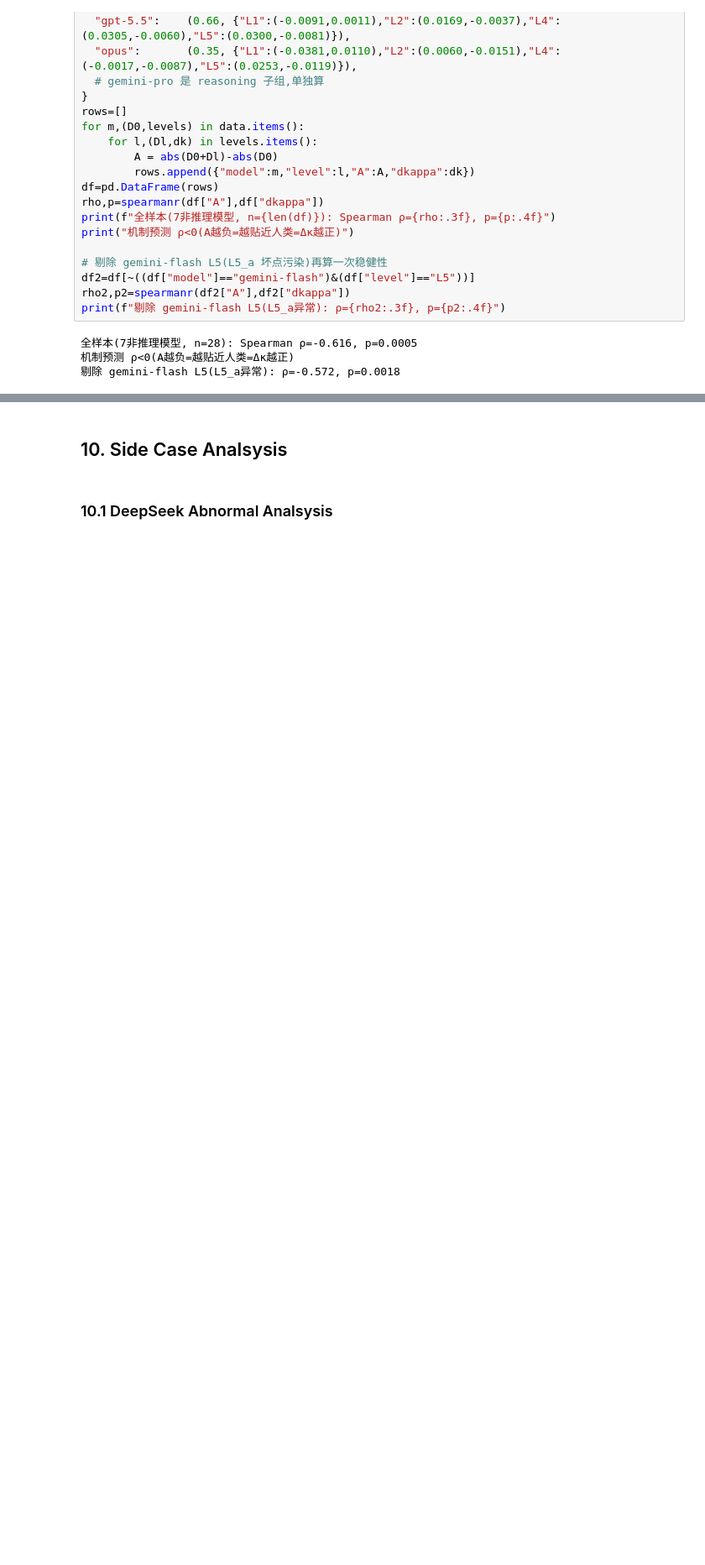
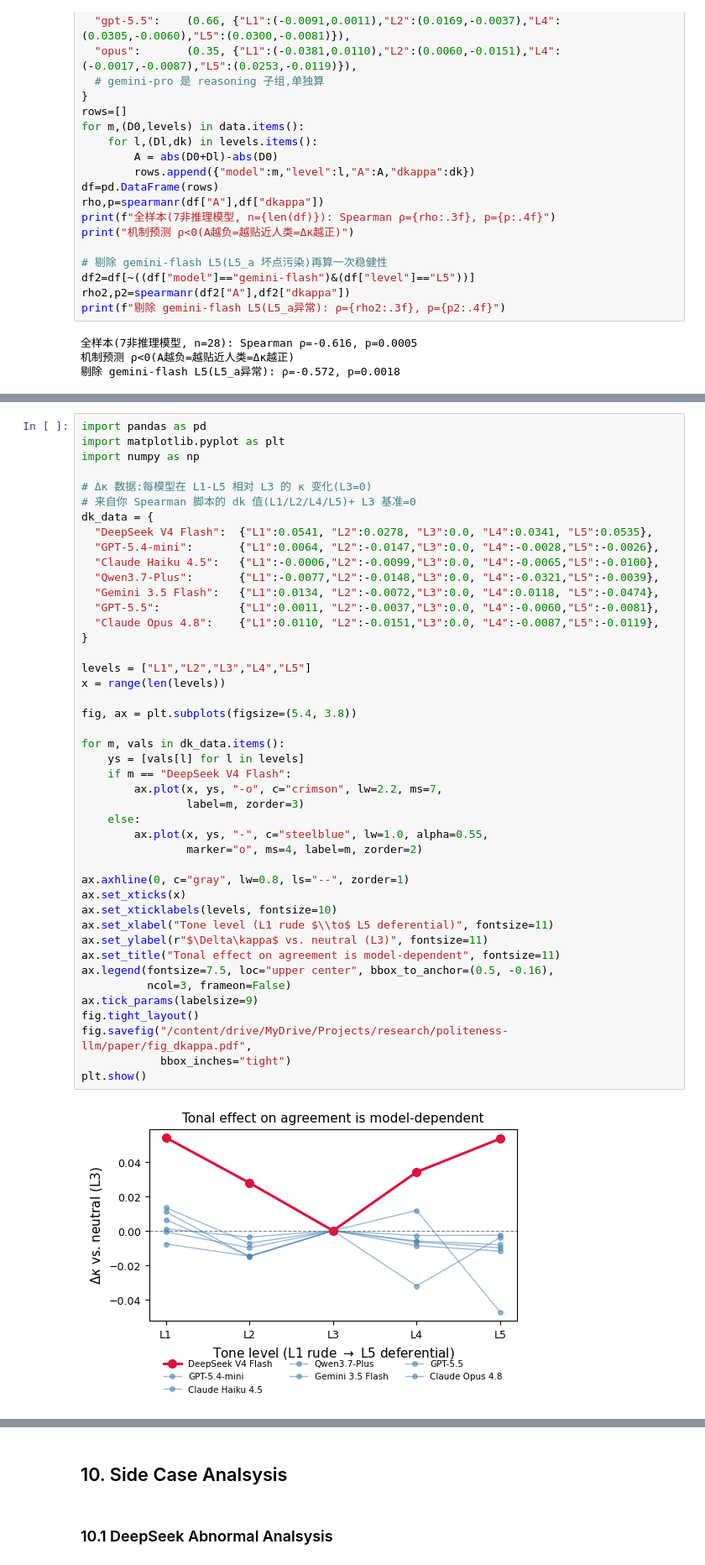
Before and after one commit to dukesky/politeness-llm, a Jupyter notebook: notebooks/01_collect.ipynb, the cells around one changed output, grey strips where cells are left out. Shown at 84% size. Saved outputs shown, nothing was run; the diff lists cells and outputs as text; blank space fills up the shorter version.

```diff
--- a/notebooks/01_collect.ipynb
+++ b/notebooks/01_collect.ipynb
@@ -864,0 +912,46 @@ per-model 方向符合机制的格数 (机制要求 A 与 Δκ 异号):
+# %%
+import pandas as pd
+import matplotlib.pyplot as plt
+import numpy as np
+
+# Δκ 数据:每模型在 L1-L5 相对 L3 的 κ 变化(L3=0)
+# 来自你 Spearman 脚本的 dk 值(L1/L2/L4/L5)+ L3 基准=0
+dk_data = {
+  "DeepSeek V4 Flash":  {"L1":0.0541, "L2":0.0278, "L3":0.0, "L4":0.0341, "L5":0.0535},
+  "GPT-5.4-mini":       {"L1":0.0064, "L2":-0.0147,"L3":0.0, "L4":-0.0028,"L5":-0.0026},
+  "Claude Haiku 4.5":   {"L1":-0.0006,"L2":-0.0099,"L3":0.0, "L4":-0.0065,"L5":-0.0100},
+  "Qwen3.7-Plus":       {"L1":-0.0077,"L2":-0.0148,"L3":0.0, "L4":-0.0321,"L5":-0.0039},
+  "Gemini 3.5 Flash":   {"L1":0.0134, "L2":-0.0072,"L3":0.0, "L4":0.0118, "L5":-0.0474},
+  "GPT-5.5":            {"L1":0.0011, "L2":-0.0037,"L3":0.0, "L4":-0.0060,"L5":-0.0081},
+  "Claude Opus 4.8":    {"L1":0.0110, "L2":-0.0151,"L3":0.0, "L4":-0.0087,"L5":-0.0119},
+}
+
+levels = ["L1","L2","L3","L4","L5"]
+x = range(len(levels))
+
+fig, ax = plt.subplots(figsize=(5.4, 3.8))
+
+for m, vals in dk_data.items():
+    ys = [vals[l] for l in levels]
+    if m == "DeepSeek V4 Flash":
+        ax.plot(x, ys, "-o", c="crimson", lw=2.2, ms=7,
+                label=m, zorder=3)
+    else:
+        ax.plot(x, ys, "-", c="steelblue", lw=1.0, alpha=0.55,
+                marker="o", ms=4, label=m, zorder=2)
+
+ax.axhline(0, c="gray", lw=0.8, ls="--", zorder=1)
+ax.set_xticks(x)
+ax.set_xticklabels(levels, fontsize=10)
+ax.set_xlabel("Tone level (L1 rude $\\to$ L5 deferential)", fontsize=11)
+ax.set_ylabel(r"$\Delta\kappa$ vs. neutral (L3)", fontsize=11)
+ax.set_title("Tonal effect on agreement is model-dependent", fontsize=11)
+ax.legend(fontsize=7.5, loc="upper center", bbox_to_anchor=(0.5, -0.16),
+          ncol=3, frameon=False)
+ax.tick_params(labelsize=9)
+fig.tight_layout()
+fig.savefig("/content/drive/MyDrive/Projects/research/politeness-llm/paper/fig_dkappa.pdf",
+            bbox_inches="tight")
+plt.show()
+# %% [output]
+[figure, added]
```
Also changed, not shown: parts of 18 cells of this notebook, 1 other file.
